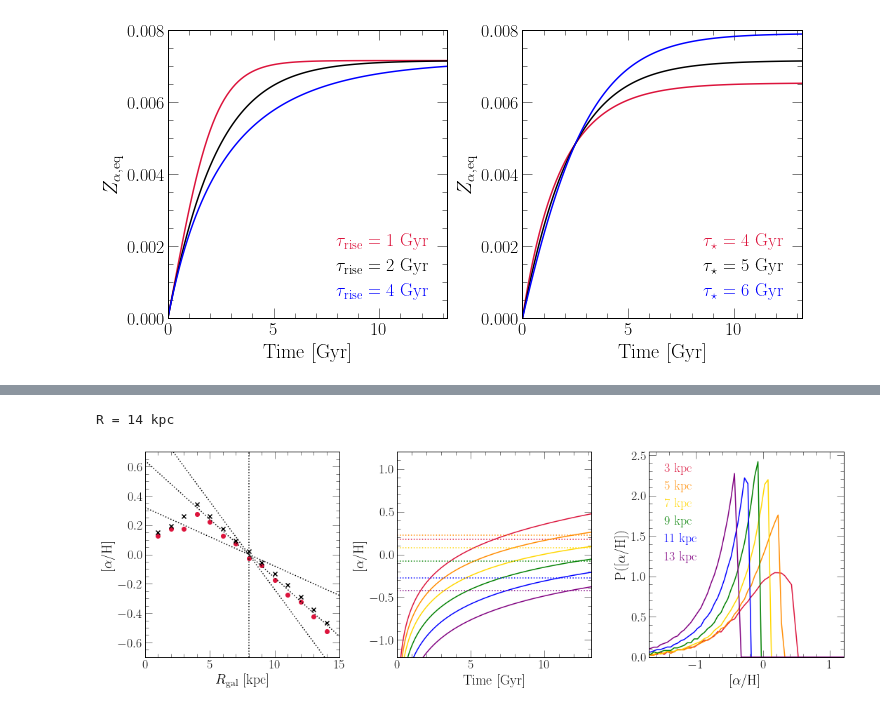
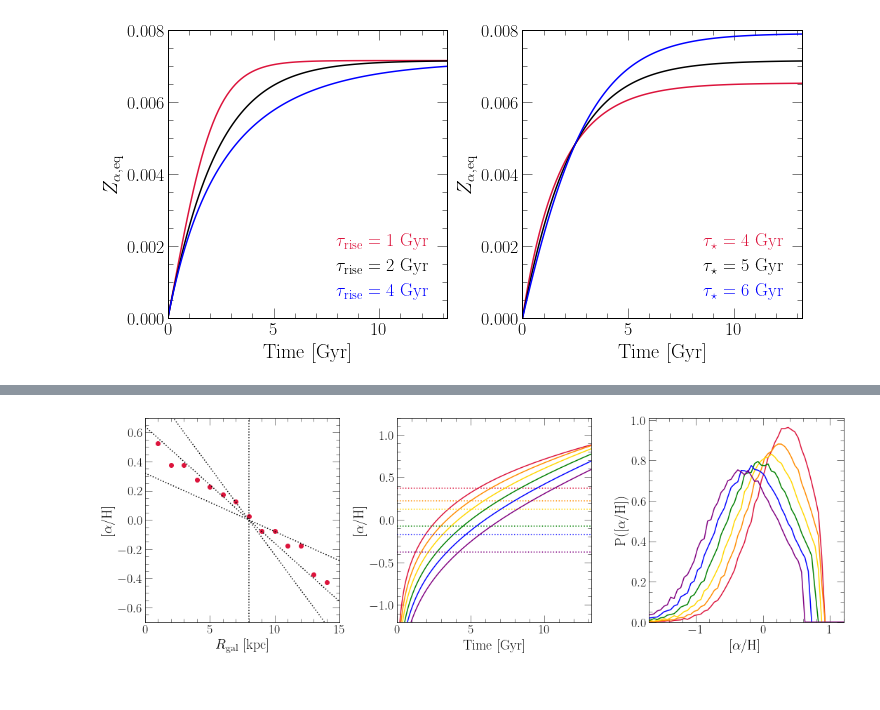
Before and after one commit to giganano/outflows, a Jupyter notebook: notebooks/gradient.ipynb, the cells around one changed output, grey strips where cells are left out. Drawn from its saved outputs; the diff is of its cells as text; code cells hidden in the pictures.

```diff
--- a/notebooks/gradient.ipynb
+++ b/notebooks/gradient.ipynb
@@ -274,27 +274,39 @@ for slope in [-0.04, -0.08, -0.12]:
     axes[0].plot(xvals, yvals, **kwargs)
 axes[0].axvline(8, **kwargs)
 
+
+vice.yields.ccsne.settings['o'] = 2 * vice.solar_z['o']
+
+Rg = 3 # kpc
+A = 0.08 # dex / kpc
+Zsun = vice.solar_z['o']
+y_alpha = vice.yields.ccsne.settings['o']
+C = 0 # Gyr
+N = 1.5 # Kennicutt-Schmidt power-law index
+taustar0 = 2 # Gyr
 def taustar(r):
-    return 2 + np.exp(r / 4)
+#     return 2 * np.exp(r / 6)
+    return taustar0 * np.exp((N - 1) * r / Rg)
 
 def tausfh(r):
-    return 3 + np.exp(r / 2)
+    tausfh0 = A * Zsun * taustar0 * r / y_alpha + 0
+    return tausfh0 * np.exp((N - 1) * r / Rg)
+#     return 3 * np.exp(r / 2)
 
 radii = list(range(1, 15))
 special = [3, 5, 7, 9, 11, 13]
 colors = ["crimson", "darkorange", "gold", "green", "blue", "purple"]
 
-vice.yields.ccsne.settings['o'] = vice.solar_z['o']
 for r in radii:
-    sys.stdout.write("\rR = %d kpc" % (r))
-#     print("R = %d kpc" % (r))
-#     taudep = taustar(r) / (1 - 0.4)
-#     print("2 * tau_dep = %.2f Gyr" % (2 * taudep))
-#     print("tau_sfh = %.2f Gyr" % (tausfh(r)))
+#     sys.stdout.write("\rR = %d kpc" % (r))
+    print("R = %d kpc" % (r))
+    taudep = taustar(r) / (1 - 0.4)
+    print("2 * tau_dep = %.2f Gyr" % (2 * taudep))
+    print("tau_sfh = %.2f Gyr" % (tausfh(r)))
     with vice.singlezone(name = "tmp", elements = ["o"]) as sz:
         sz.mode = "sfr"
-#         sz.func = insideoutsfh()
-        sz.func = exponential()
+        sz.func = insideoutsfh()
+#         sz.func = exponential()
         sz.func.timescale = tausfh(r)
         sz.tau_star = taustar(r)
         sz.eta = 0
@@ -312,29 +324,26 @@ for r in radii:
             centers = [(a + b) / 2 for a, b in zip(out.mdf["bin_edge_left"], out.mdf["bin_edge_right"])]
             axes[2].plot(centers, out.mdf["dn/d[o/h]"], **kwargs)
         else: pass
-        taudep = sz.tau_star / (1 - 0.4)
-        if sz.func.timescale < 2 * taudep:
-            tmax = -(1 / taudep - 1 / sz.func.timescale)**(-1) * np.log(2 - sz.func.timescale / taudep)
-            if tmax > out.history["time"][-1]: tmax = None
-        else:
-            tmax = None
-        if tmax is None:
-            mode = np.log10(out.history["z(o)"][-1] / vice.solar_z['o'])
-        else:
-            zeq = vice.yields.ccsne.settings['o'] / (1 - 0.4 - sz.tau_star / sz.func.timescale)
-            mode = np.log10(zeq / vice.solar_z['o'] * (sz.func.timescale / taudep - 1))
-        axes[0].scatter([r], [mode], c = named_colors()["black"], marker = markers()["x"])
-#         print(zeq)
-#         print(mode)
-#         print("=======================")
-sys.stdout.write("\n")
+#         taudep = sz.tau_star / (1 - 0.4)
+#         if sz.func.timescale < 2 * taudep:
+#             tmax = -(1 / taudep - 1 / sz.func.timescale)**(-1) * np.log(2 - sz.func.timescale / taudep)
+#             if tmax > out.history["time"][-1]: tmax = None
+#         else:
+#             tmax = None
+#         if tmax is None:
+#             mode = np.log10(out.history["z(o)"][-1] / vice.solar_z['o'])
+#         else:
+#             zeq = vice.yields.ccsne.settings['o'] / (1 - 0.4 - sz.tau_star / sz.func.timescale)
+#             mode = np.log10(zeq / vice.solar_z['o'] * (sz.func.timescale / taudep - 1))
+#         axes[0].scatter([r], [mode], c = named_colors()["black"], marker = markers()["x"])
+# sys.stdout.write("\n")
 
-kwargs = {
-    "loc": mpl_loc("upper left"),
-    "handlelength": 0
-}
-leg = axes[2].legend(**kwargs)
-fancy_legend(leg, colors)
+# kwargs = {
+#     "loc": mpl_loc("upper left"),
+#     "handlelength": 0
+# }
+# leg = axes[2].legend(**kwargs)
+# fancy_legend(leg, colors)
 
 axes[2].set_ylim([0, axes[2].get_ylim()[1]])
 plt.tight_layout()
@@ -344,2 +369 @@ R = 1 kpc
-R = 14 kpc
-[figure, old version]
+[figure, new version]
```
Also changed, not shown: parts of 1 cell of this notebook.
